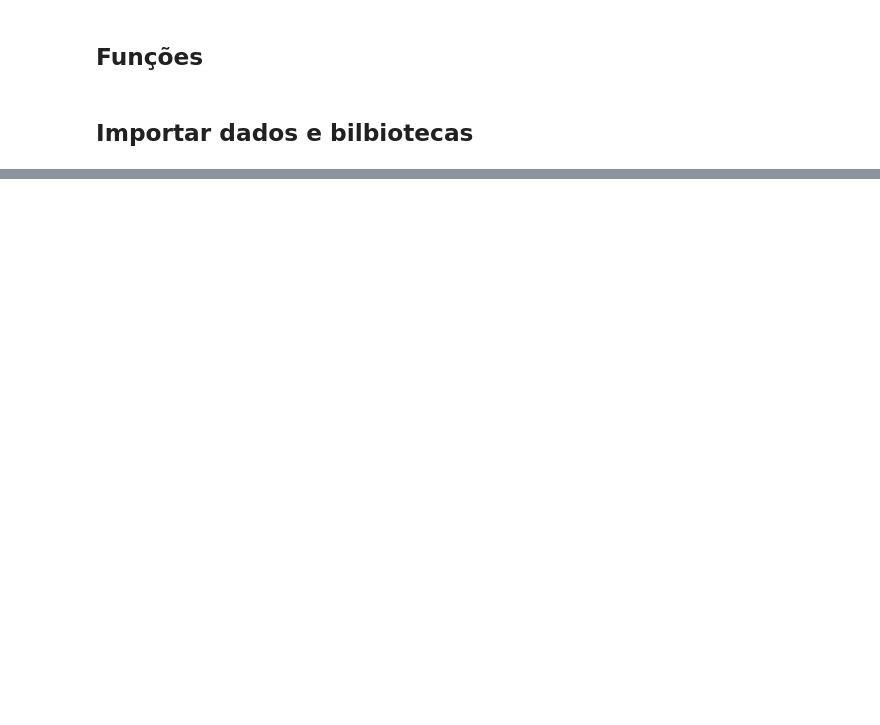
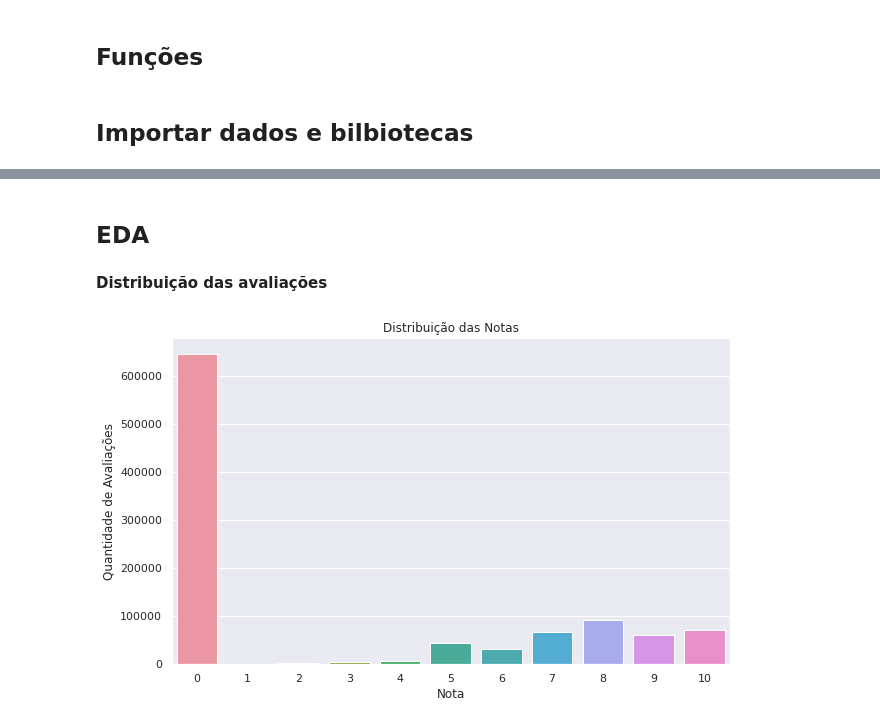
Before and after one commit to thaispatricio9/awari-bookstore, a Jupyter notebook: book_recommendation_system.ipynb, the cells around one changed output, grey strips where cells are left out. Cells and saved outputs as stored; diff of their text form; code cells hidden in the pictures; blank space fills up the shorter version.

```diff
--- a/book_recommendation_system.ipynb
+++ b/book_recommendation_system.ipynb
@@ -103,15 +103,19 @@ import pandas as pd
 from surprise import Dataset
 from surprise import Reader
 from surprise import SVD
-from surprise.model_selection import cross_validate
+from surprise import BaselineOnly, NMF, CoClustering, NormalPredictor
+from surprise import accuracy
+from surprise.model_selection import cross_validate, train_test_split
 import difflib
 import random
-import streamlit as st
 from PIL import Image
 import urllib.request
 import matplotlib.pyplot as plt
 import matplotlib.image as img
+import seaborn as sns
 import io
+
+sns.set()
 # %%
 from google.colab import drive
 drive.mount('/content/drive')
@@ -143,3 +137,0 @@ data.head()
-# %%
-# Filtrar linhas que contenham uma nota válida (1 a 10)
-data = data[data['Book-Rating']>0]
@@ -198,0 +177,14 @@ nota_minima = 8
+# %%
+data.drop_duplicates(inplace=True)
+# %% [markdown]
+## EDA
+# %% [markdown]
+**Distribuição das avaliações**
+# %%
+plt.figure(figsize=(10,6))
+df = data['Book-Rating'].value_counts().sort_index(ascending = False)
+ax = sns.barplot(x=df.index, y=df.values)
+ax.set(xlabel= 'Nota', ylabel='Quantidade de Avaliações', title='Distribuição das Notas')
+plt.show()
+# %% [output]
+[figure, added]
```
Also changed, not shown: parts of 56 cells of this notebook.
